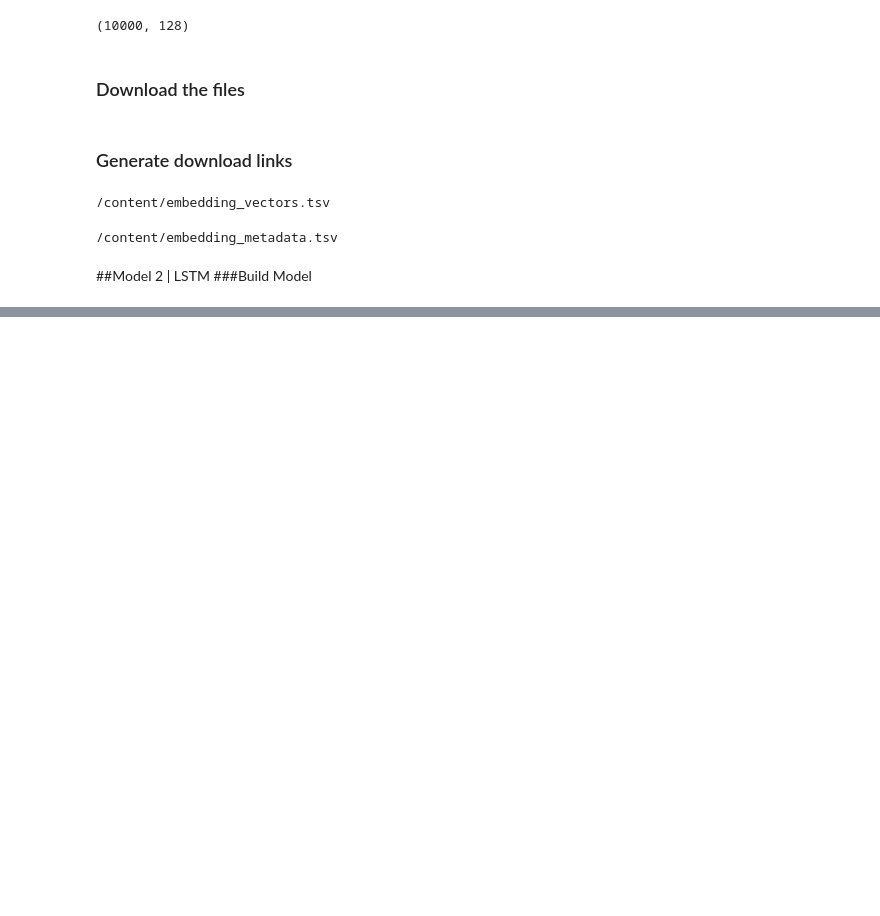
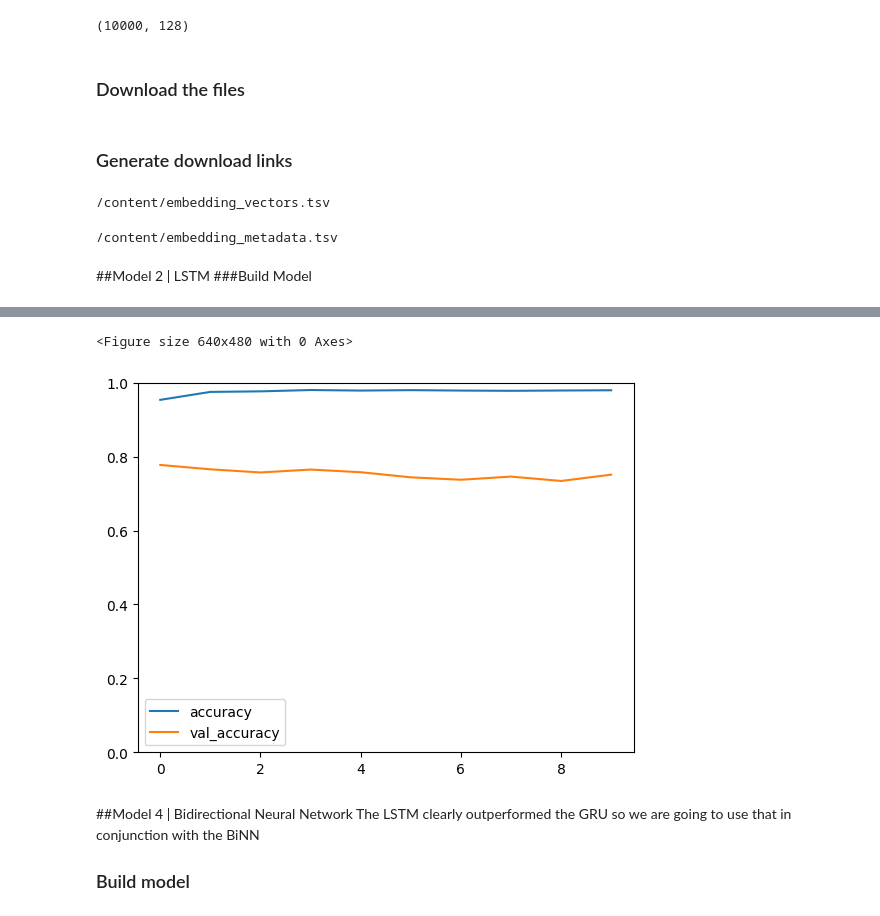
Before and after one commit to farheenfathimaa/NLP-with-Disaster-Tweets, a Jupyter notebook: Natural_Language_Processing_with_Disaster_Tweets_Code.ipynb, the cells around one changed output, grey strips where cells are left out. Saved outputs shown, nothing was run; the diff lists cells and outputs as text; code cells hidden in the pictures; blank space fills up the shorter version.

```diff
--- a/Natural_Language_Processing_with_Disaster_Tweets_Code.ipynb
+++ b/Natural_Language_Processing_with_Disaster_Tweets_Code.ipynb
@@ -420,0 +538,30 @@ inputs = layers.Input(shape=(1,), dtype=tf.string)
+# %%
+# Input layer
+inputs = layers.Input(shape=(1,), dtype=tf.string)
+
+# Turn text into numbers
+x = text_vectorizer(inputs)
+x = embedding(x)
+
+# Hidden layers
+x = layers.GRU(128)(x)
+x = layers.Dense(128)(x)
+
+# Output layers
+outputs = layers.Dense(1, activation="sigmoid")(x)
+
+model_3 = tf.keras.Model(inputs,
+                         outputs,
+                         name="model_3_GRU")
+
+# compile model
+model_3.compile(loss="binary_crossentropy",
+                optimizer=tf.keras.optimizers.Adam(),
+                metrics=["accuracy"])
+
+# Fit the model
+history3 = model_3.fit(X_train,
+                       y_train,
+                       validation_data=[X_val, y_val],
+                       epochs=10,
+                       callbacks=[create_tensorboard_callback(SAVE_DIR, model_3.name)])
@@ -420,0 +626,15 @@ inputs = layers.Input(shape=(1,), dtype=tf.string)
+# %%
+# plot accuracy curves
+history3_plot = pd.DataFrame(history3.history)
+
+plt.figure()
+history3_plot.loc[:,["accuracy", "val_accuracy"]].plot()
+plt.ylim(0,1);
+# %% [output]
+<Figure size 640x480 with 0 Axes>
+[figure, added]
+# %% [markdown]
+##Model 4 | Bidirectional Neural Network
+The LSTM clearly outperformed the GRU so we are going to use that in conjunction with the BiNN
+
+### Build model
```
Also changed, not shown: parts of 26 cells of this notebook.
